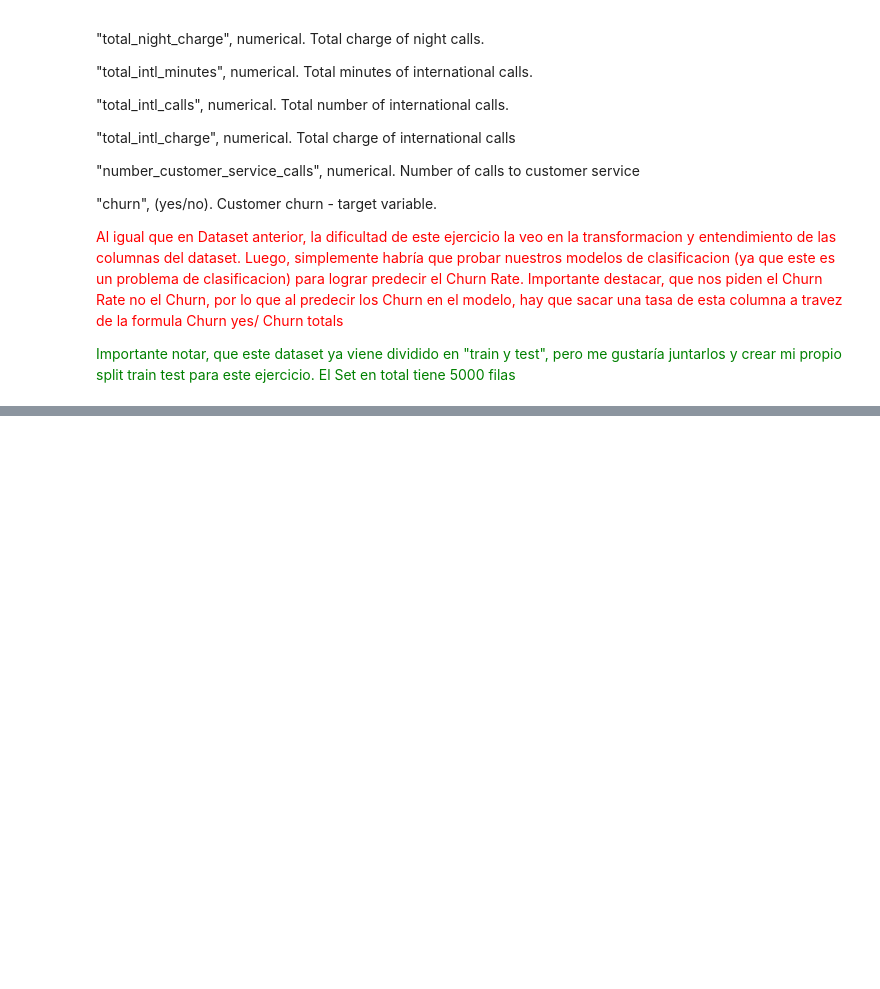
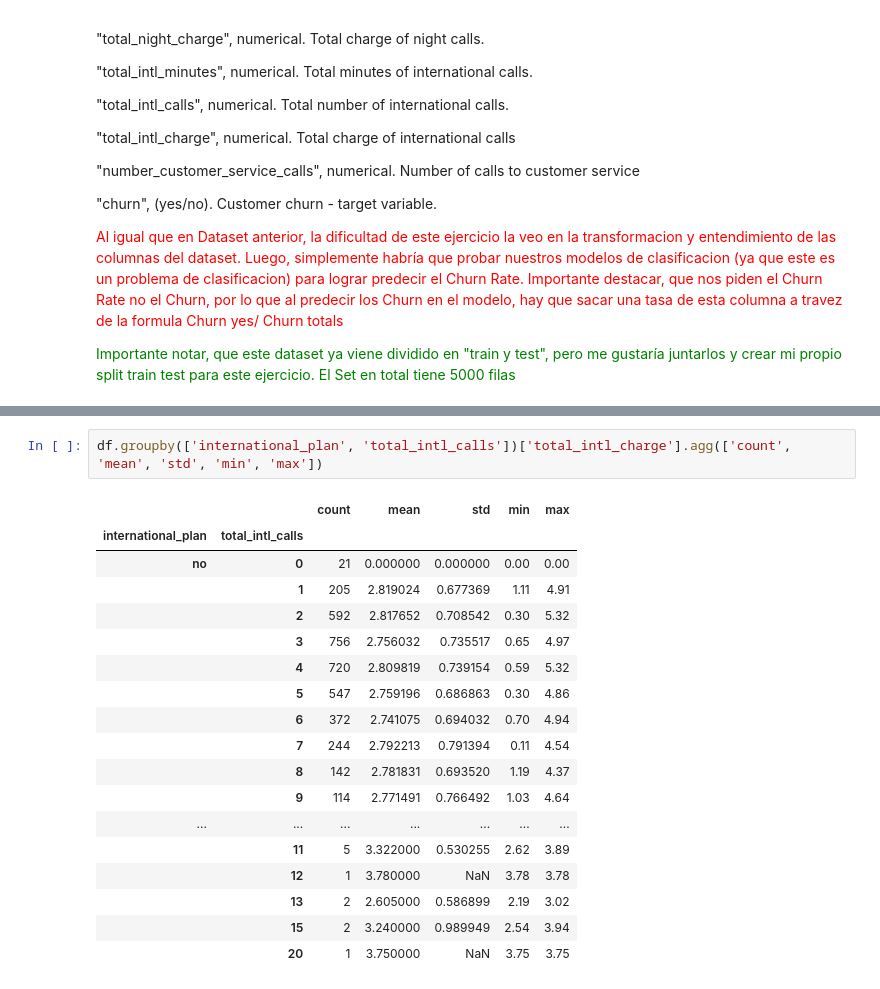
Before and after one commit to Kururoll/Proyecto-2, a Jupyter notebook: Proyecto_2.ipynb, the cells around one changed output, grey strips where cells are left out. Drawn from its saved outputs; the diff is of its cells as text; blank space fills up the shorter version.

```diff
--- a/Proyecto_2.ipynb
+++ b/Proyecto_2.ipynb
@@ -128,0 +276,21 @@ print(train.shape)
+# %%
+df.groupby(['international_plan', 'total_intl_calls'])['total_intl_charge'].agg(['count', 'mean', 'std', 'min', 'max'])
+# %% [output]
+|  |  | count | mean | std | min | max |
+| international_plan | total_intl_calls |  |  |  |  |  |
+| no | 0 | 21 | 0.000000 | 0.000000 | 0.00 | 0.00 |
+|  | 1 | 205 | 2.819024 | 0.677369 | 1.11 | 4.91 |
+|  | 2 | 592 | 2.817652 | 0.708542 | 0.30 | 5.32 |
+|  | 3 | 756 | 2.756032 | 0.735517 | 0.65 | 4.97 |
+|  | 4 | 720 | 2.809819 | 0.739154 | 0.59 | 5.32 |
+|  | 5 | 547 | 2.759196 | 0.686863 | 0.30 | 4.86 |
+|  | 6 | 372 | 2.741075 | 0.694032 | 0.70 | 4.94 |
+|  | 7 | 244 | 2.792213 | 0.791394 | 0.11 | 4.54 |
+|  | 8 | 142 | 2.781831 | 0.693520 | 1.19 | 4.37 |
+|  | 9 | 114 | 2.771491 | 0.766492 | 1.03 | 4.64 |
+| ... | ... | ... | ... | ... | ... | ... |
+|  | 11 | 5 | 3.322000 | 0.530255 | 2.62 | 3.89 |
+|  | 12 | 1 | 3.780000 | NaN | 3.78 | 3.78 |
+|  | 13 | 2 | 2.605000 | 0.586899 | 2.19 | 3.02 |
+|  | 15 | 2 | 3.240000 | 0.989949 | 2.54 | 3.94 |
+|  | 20 | 1 | 3.750000 | NaN | 3.75 | 3.75 |
```
Also changed, not shown: parts of 35 cells of this notebook.
